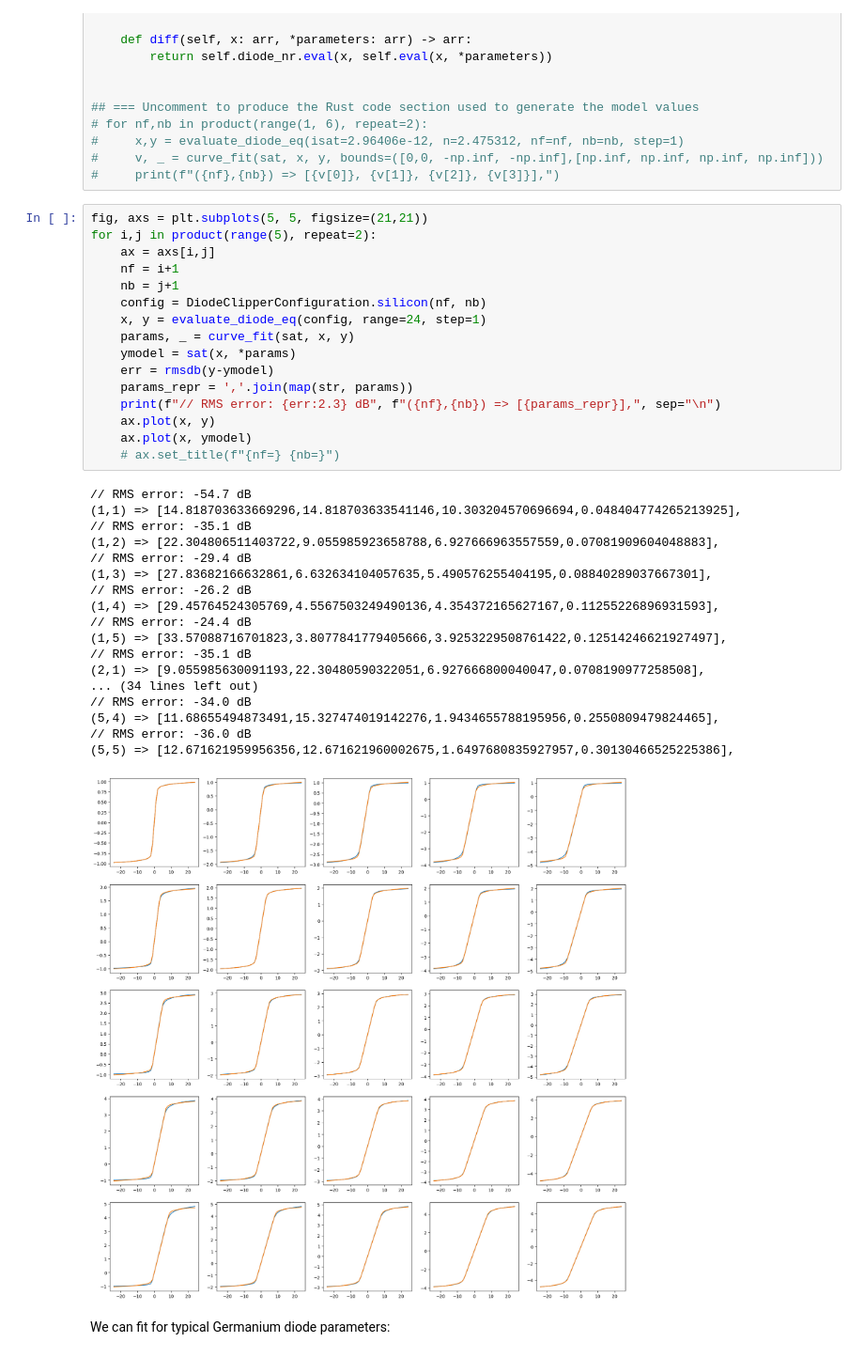
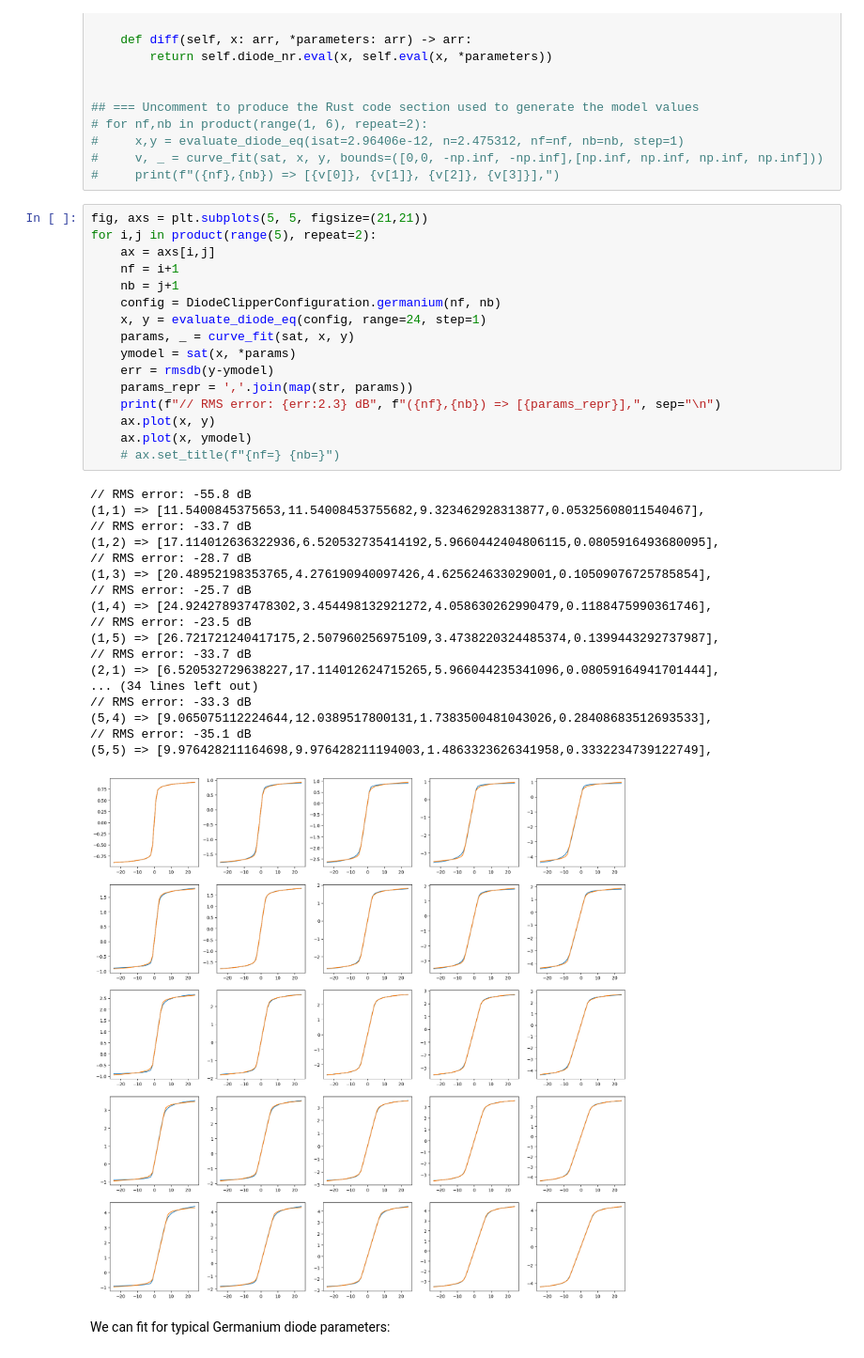
Before and after one commit to SolarLiner/valib, a Jupyter notebook: doc/clippers.ipynb, the cells around one changed output. Shown at 94% size. Saved outputs shown, nothing was run; the diff lists cells and outputs as text.

```diff
--- a/doc/clippers.ipynb
+++ b/doc/clippers.ipynb
@@ -314,38 +314,38 @@ class DiodeClipperModel(Curve[tuple[arr, arr, arr, arr]]):
 # %%
 fig, axs = plt.subplots(5, 5, figsize=(21,21))
 for i,j in product(range(5), repeat=2):
     ax = axs[i,j]
     nf = i+1
     nb = j+1
-    config = DiodeClipperConfiguration.silicon(nf, nb)
+    config = DiodeClipperConfiguration.germanium(nf, nb)
     x, y = evaluate_diode_eq(config, range=24, step=1)
     params, _ = curve_fit(sat, x, y)
     ymodel = sat(x, *params)
     err = rmsdb(y-ymodel)
     params_repr = ','.join(map(str, params))
     print(f"// RMS error: {err:2.3} dB", f"({nf},{nb}) => [{params_repr}],", sep="\n")
     ax.plot(x, y)
     ax.plot(x, ymodel)
     # ax.set_title(f"{nf=} {nb=}")
 # %% [output]
-// RMS error: -54.7 dB
-(1,1) => [14.818703633669296,14.818703633541146,10.303204570696694,0.048404774265213925],
+// RMS error: -55.8 dB
+(1,1) => [11.5400845375653,11.54008453755682,9.323462928313877,0.05325608011540467],
+// RMS error: -33.7 dB
+(1,2) => [17.114012636322936,6.520532735414192,5.9660442404806115,0.0805916493680095],
+// RMS error: -28.7 dB
+(1,3) => [20.48952198353765,4.276190940097426,4.625624633029001,0.10509076725785854],
+// RMS error: -25.7 dB
+(1,4) => [24.924278937478302,3.454498132921272,4.058630262990479,0.1188475990361746],
+// RMS error: -23.5 dB
+(1,5) => [26.721721240417175,2.507960256975109,3.4738220324485374,0.1399443292737987],
+// RMS error: -33.7 dB
+(2,1) => [6.520532729638227,17.114012624715265,5.966044235341096,0.08059164941701444],
+... (34 lines left out)
+// RMS error: -33.3 dB
+(5,4) => [9.065075112224644,12.0389517800131,1.7383500481043026,0.28408683512693533],
 // RMS error: -35.1 dB
-(1,2) => [22.304806511403722,9.055985923658788,6.927666963557559,0.07081909604048883],
-// RMS error: -29.4 dB
-(1,3) => [27.83682166632861,6.632634104057635,5.490576255404195,0.08840289037667301],
-// RMS error: -26.2 dB
-(1,4) => [29.45764524305769,4.5567503249490136,4.354372165627167,0.11255226896931593],
-// RMS error: -24.4 dB
-(1,5) => [33.57088716701823,3.8077841779405666,3.9253229508761422,0.12514246621927497],
-// RMS error: -35.1 dB
-(2,1) => [9.055985630091193,22.30480590322051,6.927666800040047,0.0708190977258508],
-... (34 lines left out)
-// RMS error: -34.0 dB
-(5,4) => [11.68655494873491,15.327474019142276,1.9434655788195956,0.2550809479824465],
-// RMS error: -36.0 dB
-(5,5) => [12.671621959956356,12.671621960002675,1.6497680835927957,0.30130466525225386],
+(5,5) => [9.976428211164698,9.976428211194003,1.4863323626341958,0.3332234739122749],
-[figure, old version]
+[figure, new version]
 # %% [markdown]
 We can fit for typical Germanium diode parameters:
 # %%
```
Also changed, not shown: 11 other files.
